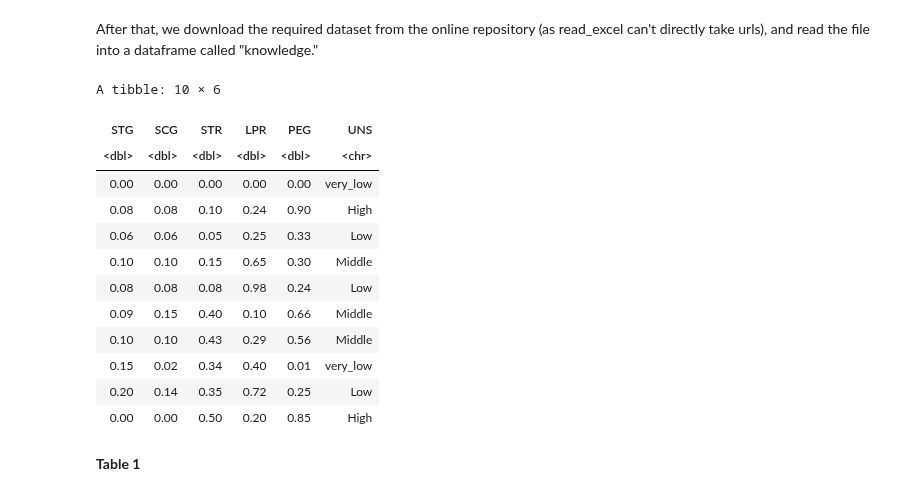
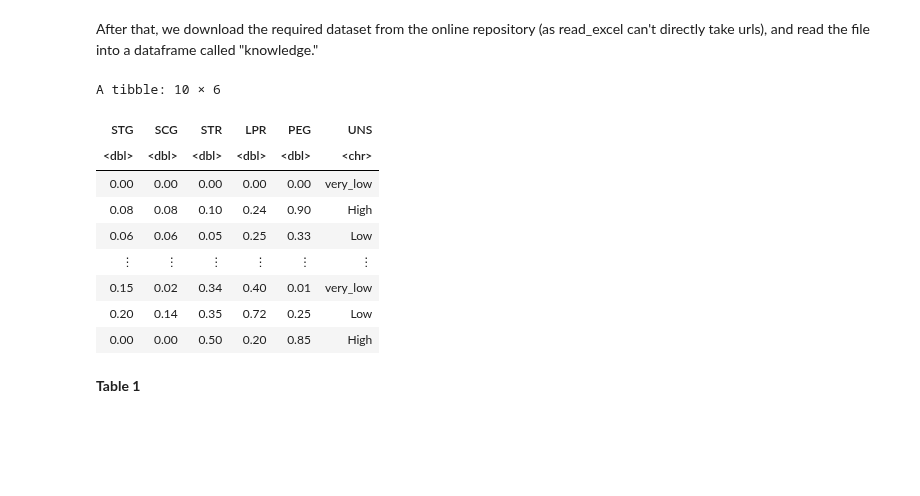
Before and after one commit to sanyad02/group-project-38, a Jupyter notebook: project.ipynb, the cells around one changed output. Drawn from its saved outputs; the diff is of its cells as text; code cells hidden in the pictures; blank space fills up the shorter version.

```diff
--- a/project.ipynb
+++ b/project.ipynb
@@ -48,19 +31,19 @@ After that, we download the required dataset from the online repository (as read
 # %%
 URL <- "https://archive.ics.uci.edu/ml/machine-learning-databases/00257/Data_User_Modeling_Dataset_Hamdi%20Tolga%20KAHRAMAN.xls"
 download.file(URL, "data/user_knowledge_data")
-knowledge <- read_excel("data/user_knowledge_data", sheet = "Training_Data", range = cell_cols("A:F"))
-head(knowledge, 10)
+knowledge_training <- read_excel("data/user_knowledge_data", sheet = "Training_Data", range = cell_cols("A:F"))
+head(knowledge_training, 10)
+
+knowledge_testing <- read_excel("data/user_knowledge_data", sheet = "Test_Data", range = cell_cols("A:F"))
+#head(knowledge_testing, 10)
 # %% [output]
 A tibble: 10 × 6
 | STG | SCG | STR | LPR | PEG | UNS |
 | <dbl> | <dbl> | <dbl> | <dbl> | <dbl> | <chr> |
 | 0.00 | 0.00 | 0.00 | 0.00 | 0.00 | very_low |
 | 0.08 | 0.08 | 0.10 | 0.24 | 0.90 | High |
 | 0.06 | 0.06 | 0.05 | 0.25 | 0.33 | Low |
-| 0.10 | 0.10 | 0.15 | 0.65 | 0.30 | Middle |
-| 0.08 | 0.08 | 0.08 | 0.98 | 0.24 | Low |
-| 0.09 | 0.15 | 0.40 | 0.10 | 0.66 | Middle |
-| 0.10 | 0.10 | 0.43 | 0.29 | 0.56 | Middle |
+| ⋮ | ⋮ | ⋮ | ⋮ | ⋮ | ⋮ |
 | 0.15 | 0.02 | 0.34 | 0.40 | 0.01 | very_low |
 | 0.20 | 0.14 | 0.35 | 0.72 | 0.25 | Low |
 | 0.00 | 0.00 | 0.50 | 0.20 | 0.85 | High |
```
Also changed, not shown: parts of 8 cells of this notebook.
